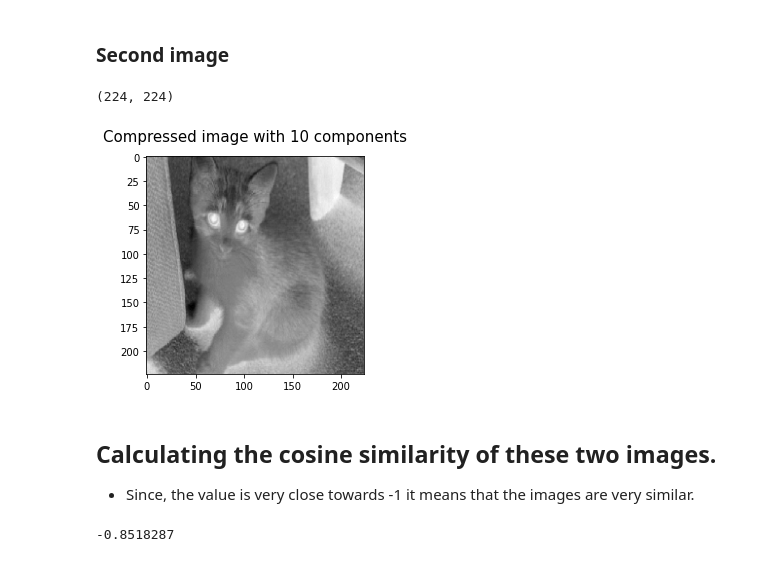
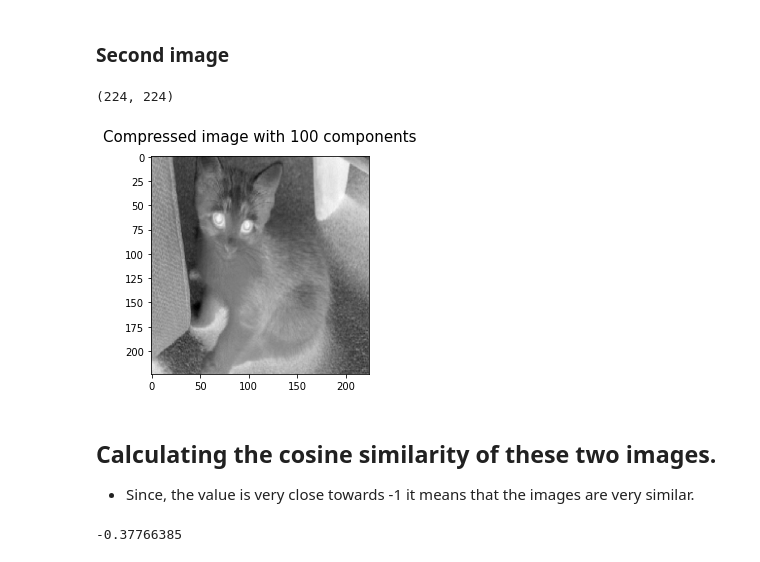
Before and after one commit to yugant10-commits/LF-Project-5, a Jupyter notebook: image_similarity.ipynb, the cells around one changed output. Saved outputs shown, nothing was run; the diff lists cells and outputs as text; code cells hidden in the pictures.

```diff
--- a/image_similarity.ipynb
+++ b/image_similarity.ipynb
@@ -25,7 +17,7 @@ To enable them in other operations, rebuild TensorFlow with the appropriate comp
 # %%
 img1 = load_img('pictures/cat.4003.jpg',target_size=(224,224))
 img3 = load_img('pictures/cat.4161.jpg',target_size=(224,224))
-images = [img1,img3]
+image_list = [img1,img3]
 # %% [markdown]
 # Applying functions
 # %% [markdown]
@@ -36,3 +26,7 @@ image_in_array = image_to_array(images)
+# %%
+array_image = []
+for item in image_list:
+    array_image.append(img_to_array(item))
 # %% [markdown]
 ## Processing images
 Input processing is done by the models input processor.
@@ -70,8 +67,8 @@ from sklearn.decomposition import PCA
 ## Converting images to shape that is applicable for PCA
 -The color dimension of the image is removed as it is assumed that color is not of importance as shape.
 # %%
-img_r1 = img1[:,:,0]
-img_r2 = img3[:,:,0]
+img_r1 = array_image[0][:,:,0]
+img_r2 = array_image[1][:,:,0]
 # %% [markdown]
 ## Converting to PCA with 100 components
 - We have dimensions spanning out upto 224 but with PCA it is reduced to 100 while losing very little value
@@ -90,21 +86,22 @@ image_pca_10.shape
 # %% [markdown]
 ### Second  image
 # %%
-cat2 = pca_100.fit_transform(img_r2)
-cat_recover = pca_cat2.inverse_transform(cat2)
+pca_2 = PCA(n_components=100)
+cat2 = pca_2.fit_transform(img_r2)
+cat_recover = pca_2.inverse_transform(cat2)
 
 
-plt.imshow(cat_recover, cmap='gray_r')
-plt.title('Compressed image with 10 components', fontsize=15, pad=15)
+plt.imshow(cat_recover,cmap='gray_r')
+plt.title('Compressed image with 100 components', fontsize=15, pad=15)
 cat_recover.shape
 # %% [output]
 (224, 224)
-[figure, old version]
+[figure, new version]
 # %% [markdown]
 ## Calculating the cosine similarity of these two images.
 - Since, the value is very close towards -1 it means that the images are very similar.
 # %%
-features = [cat_recover,image_pca_10]
+features = [pca_reduced1,cat2]
 calculate_similarity(features)
 # %% [output]
--0.8518287
+-0.37766385
```
Also changed, not shown: parts of 7 cells of this notebook, 1 other file.
